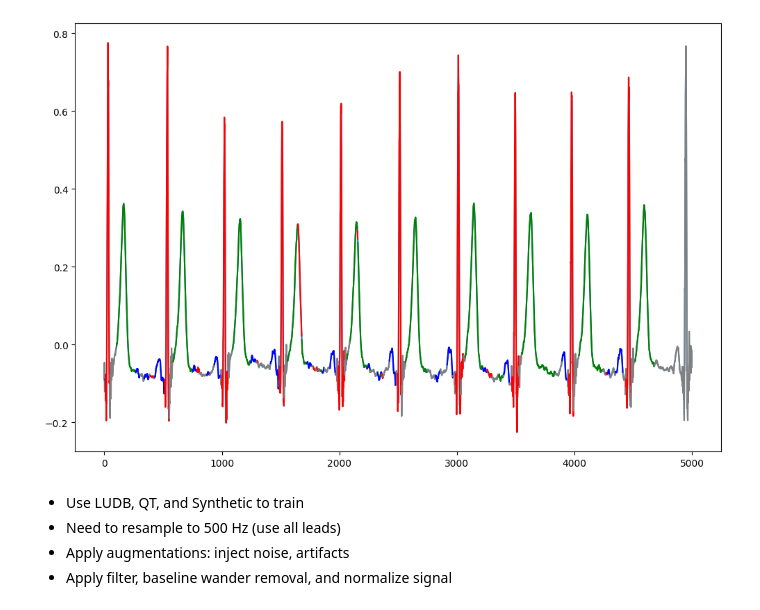
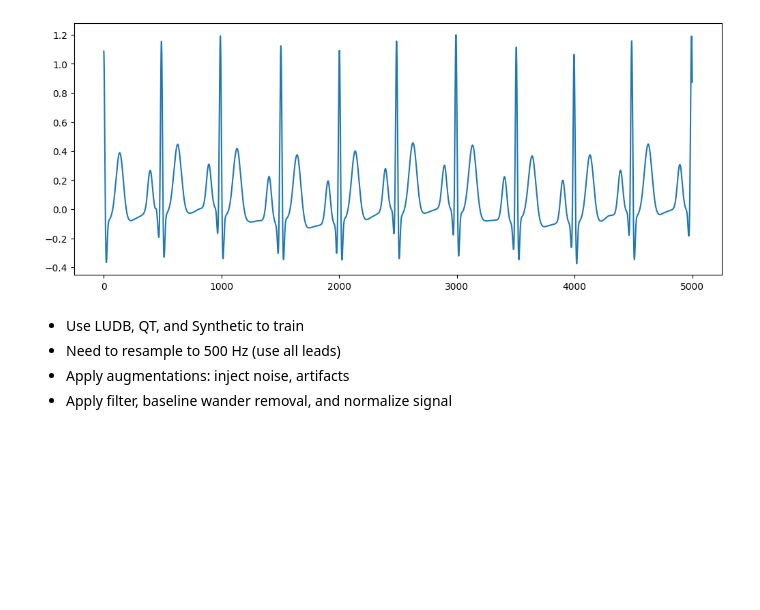
Before and after one commit to AmbiqAI/heartkit, a Jupyter notebook: notebooks/ecg-segmentation.ipynb, the cells around one changed output. Drawn from its saved outputs; the diff is of its cells as text; code cells hidden in the pictures; blank space fills up the shorter version.

```diff
--- a/notebooks/ecg-segmentation.ipynb
+++ b/notebooks/ecg-segmentation.ipynb
@@ -23,11 +16,11 @@ except:
   pass
 # %%
 def plot_segmentations(data, labels=None, preds=None, fig=None, ax=None):
-    color_map = {0: 'gray', 1: 'blue', 2: 'red', 3: 'green'}
+    color_map = {HeartSegment.normal: 'gray', HeartSegment.pwave: 'blue', HeartSegment.qrs: 'red', HeartSegment.twave: 'green'}
 
     t = np.arange(0, data.shape[0])
     if fig is None or ax is None:
-        fig, ax = plt.subplots(figsize=(12, 8))
+        fig, ax = plt.subplots(figsize=(10, 4), layout="constrained")
     ax.plot(t, data)
     if preds is not None:
         pred_bnds = np.where(np.abs(np.diff(preds)) > 0)[0]
@@ -35,7 +28,8 @@ def plot_segmentations(data, labels=None, preds=None, fig=None, ax=None):
         for i in range(pred_bnds.shape[0]-1):
             c = color_map.get(preds[pred_bnds[i]+1], 'black')
             ax.plot(t[pred_bnds[i]:pred_bnds[i+1]], data[pred_bnds[i]:pred_bnds[i+1]], color=c)
-
+    if labels is not None:
+        pass
     return fig, ax
 # %%
 ds_path = "../datasets"
@@ -70,6 +59,6 @@ for lead_idx in range(data.shape[1]):
 # %%
-lead_idx = 0
-fig, ax = plot_segmentations(data=data[:, lead_idx], labels=None, preds=y_pred[:, lead_idx])
+ecg = nk.ecg_simulate(duration=10, heart_rate=60, sampling_rate=500)
+fig, ax = plot_segmentations(data=ecg, labels=None, preds=None)
 fig.show()
 # %% [output]
-[figure, old version]
+[figure, new version]
```
Also changed, not shown: parts of 19 cells of this notebook, 11 other files.
